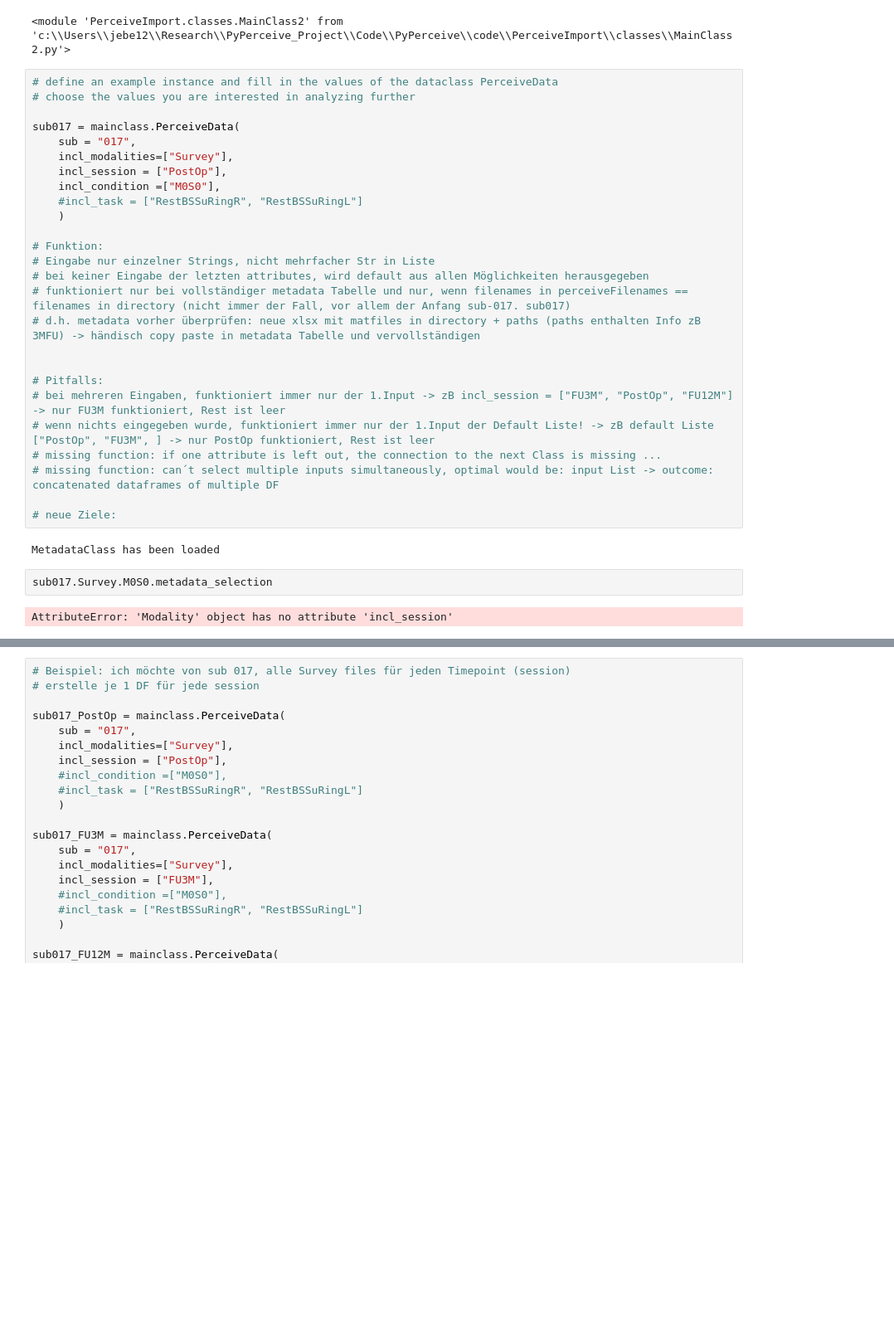
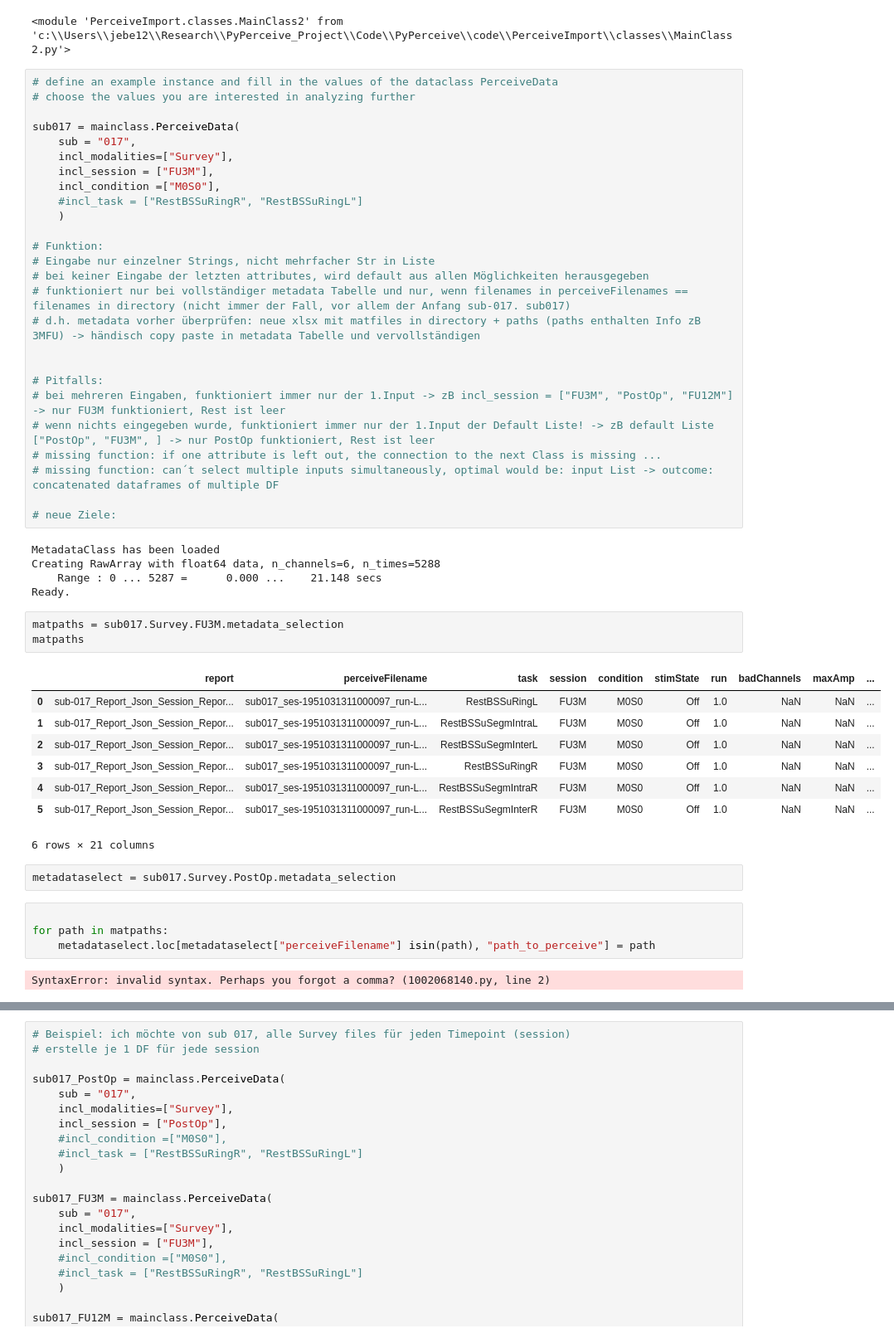
Before and after one commit to jgvhabets/PyPerceive, a Jupyter notebook: code/notebooks/percept_playground.ipynb, the cells around one changed output, grey strips where cells are left out. Shown at 83% size. Drawn from its saved outputs; the diff is of its cells as text; blank space fills up the shorter version.

```diff
--- a/code/notebooks/percept_playground.ipynb
+++ b/code/notebooks/percept_playground.ipynb
@@ -947,7 +947,7 @@ importlib.reload(mainclass)
 sub017 = mainclass.PerceiveData(
     sub = "017",
     incl_modalities=["Survey"],
-    incl_session = ["PostOp"],
+    incl_session = ["FU3M"],
     incl_condition =["M0S0"],
     #incl_task = ["RestBSSuRingR", "RestBSSuRingL"]
     )
@@ -968,7 +968,26 @@ sub017 = mainclass.PerceiveData(
 # neue Ziele:
 # %% [output]
 MetadataClass has been loaded
+Creating RawArray with float64 data, n_channels=6, n_times=5288
+    Range : 0 ... 5287 =      0.000 ...    21.148 secs
+Ready.
-# %%
-sub017.Survey.M0S0.metadata_selection
-# %% [output]
-AttributeError: 'Modality' object has no attribute 'incl_session'
+# %%
+matpaths = sub017.Survey.FU3M.metadata_selection
+matpaths
+# %% [output]
+|  | report | perceiveFilename | task | session | condition | stimState | run | badChannels | maxAmp | ... |
+| 0 | sub-017_Report_Json_Session_Repor... | sub017_ses-1951031311000097_run-L... | RestBSSuRingL | FU3M | M0S0 | Off | 1.0 | NaN | NaN | ... |
+| 1 | sub-017_Report_Json_Session_Repor... | sub017_ses-1951031311000097_run-L... | RestBSSuSegmIntraL | FU3M | M0S0 | Off | 1.0 | NaN | NaN | ... |
+| 2 | sub-017_Report_Json_Session_Repor... | sub017_ses-1951031311000097_run-L... | RestBSSuSegmInterL | FU3M | M0S0 | Off | 1.0 | NaN | NaN | ... |
+| 3 | sub-017_Report_Json_Session_Repor... | sub017_ses-1951031311000097_run-L... | RestBSSuRingR | FU3M | M0S0 | Off | 1.0 | NaN | NaN | ... |
+| 4 | sub-017_Report_Json_Session_Repor... | sub017_ses-1951031311000097_run-L... | RestBSSuSegmIntraR | FU3M | M0S0 | Off | 1.0 | NaN | NaN | ... |
+| 5 | sub-017_Report_Json_Session_Repor... | sub017_ses-1951031311000097_run-L... | RestBSSuSegmInterR | FU3M | M0S0 | Off | 1.0 | NaN | NaN | ... |
+6 rows × 21 columns
+# %%
+metadataselect = sub017.Survey.PostOp.metadata_selection
+# %%
+
+for path in matpaths:
+    metadataselect.loc[metadataselect["perceiveFilename"] isin(path), "path_to_perceive"] = path
+# %% [output]
+SyntaxError: invalid syntax. Perhaps you forgot a comma? (1002068140.py, line 2)
```
Also changed, not shown: parts of 1 cell of this notebook, 11 other files.
